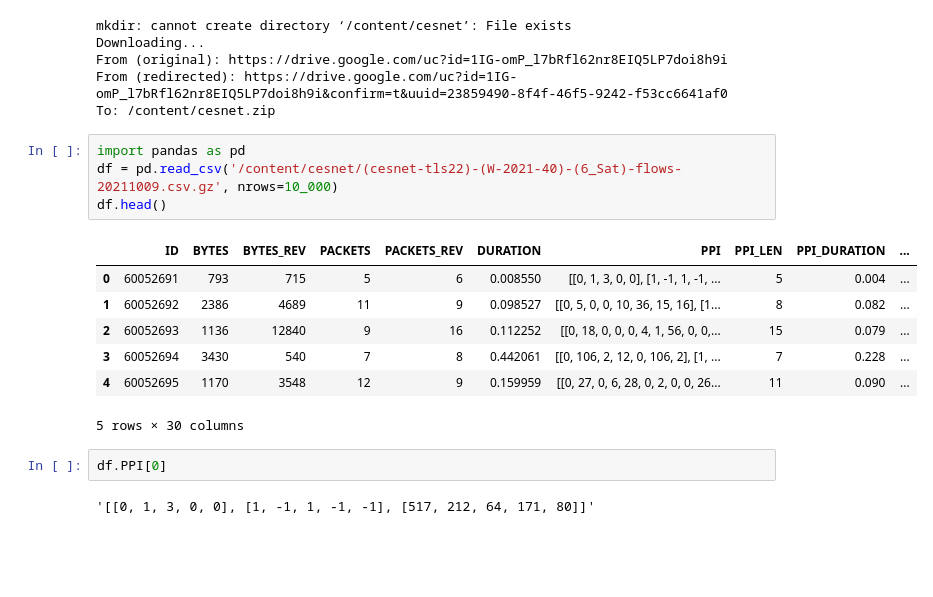
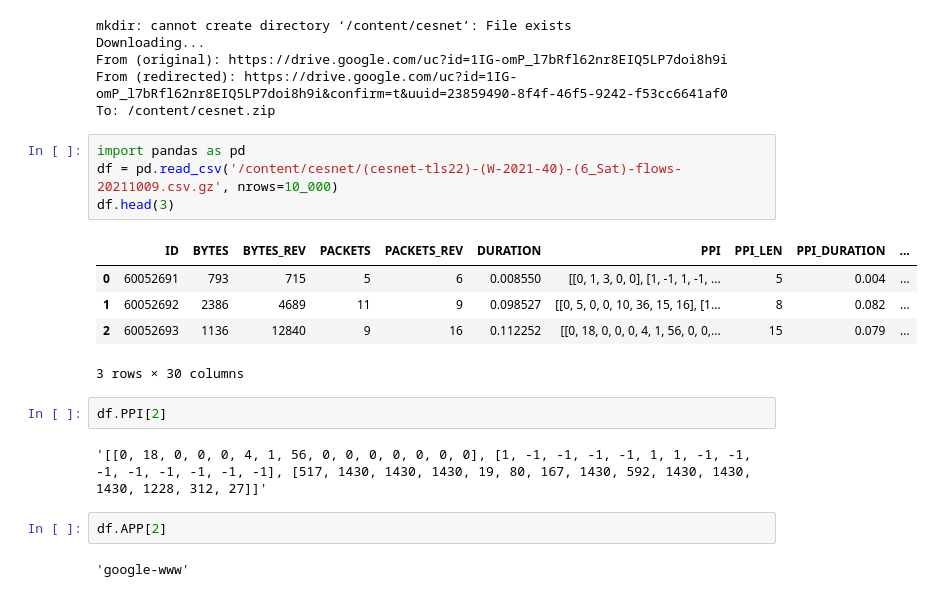
Before and after one commit to MinyaevAndrey/cesnet-tcexamples, a Jupyter notebook: notebooks/example_evaluation.ipynb, the cells around one changed output. Drawn from its saved outputs; the diff is of its cells as text; blank space fills up the shorter version.

```diff
--- a/notebooks/example_evaluation.ipynb
+++ b/notebooks/example_evaluation.ipynb
@@ -315,16 +315,18 @@ To: /content/cesnet.zip
 # %%
 import pandas as pd
 df = pd.read_csv('/content/cesnet/(cesnet-tls22)-(W-2021-40)-(6_Sat)-flows-20211009.csv.gz', nrows=10_000)
-df.head()
+df.head(3)
 # %% [output]
 |  | ID | BYTES | BYTES_REV | PACKETS | PACKETS_REV | DURATION | PPI | PPI_LEN | PPI_DURATION | ... |
 | 0 | 60052691 | 793 | 715 | 5 | 6 | 0.008550 | [[0, 1, 3, 0, 0], [1, -1, 1, -1, ... | 5 | 0.004 | ... |
 | 1 | 60052692 | 2386 | 4689 | 11 | 9 | 0.098527 | [[0, 5, 0, 0, 10, 36, 15, 16], [1... | 8 | 0.082 | ... |
 | 2 | 60052693 | 1136 | 12840 | 9 | 16 | 0.112252 | [[0, 18, 0, 0, 0, 4, 1, 56, 0, 0,... | 15 | 0.079 | ... |
-| 3 | 60052694 | 3430 | 540 | 7 | 8 | 0.442061 | [[0, 106, 2, 12, 0, 106, 2], [1, ... | 7 | 0.228 | ... |
-| 4 | 60052695 | 1170 | 3548 | 12 | 9 | 0.159959 | [[0, 27, 0, 6, 28, 0, 2, 0, 0, 26... | 11 | 0.090 | ... |
-5 rows × 30 columns
+3 rows × 30 columns
 # %%
-df.PPI[0]
+df.PPI[2]
 # %% [output]
-'[[0, 1, 3, 0, 0], [1, -1, 1, -1, -1], [517, 212, 64, 171, 80]]'
+'[[0, 18, 0, 0, 0, 4, 1, 56, 0, 0, 0, 0, 0, 0, 0], [1, -1, -1, -1, -1, 1, 1, -1, -1, -1, -1, -1, -1, -1, -1], [517, 1430, 1430, 1430, 19, 80, 167, 1430, 592, 1430, 1430, 1430, 1228, 312, 27]]'
+# %%
+df.APP[2]
+# %% [output]
+'google-www'
```
Also changed, not shown: parts of 1 cell of this notebook.
